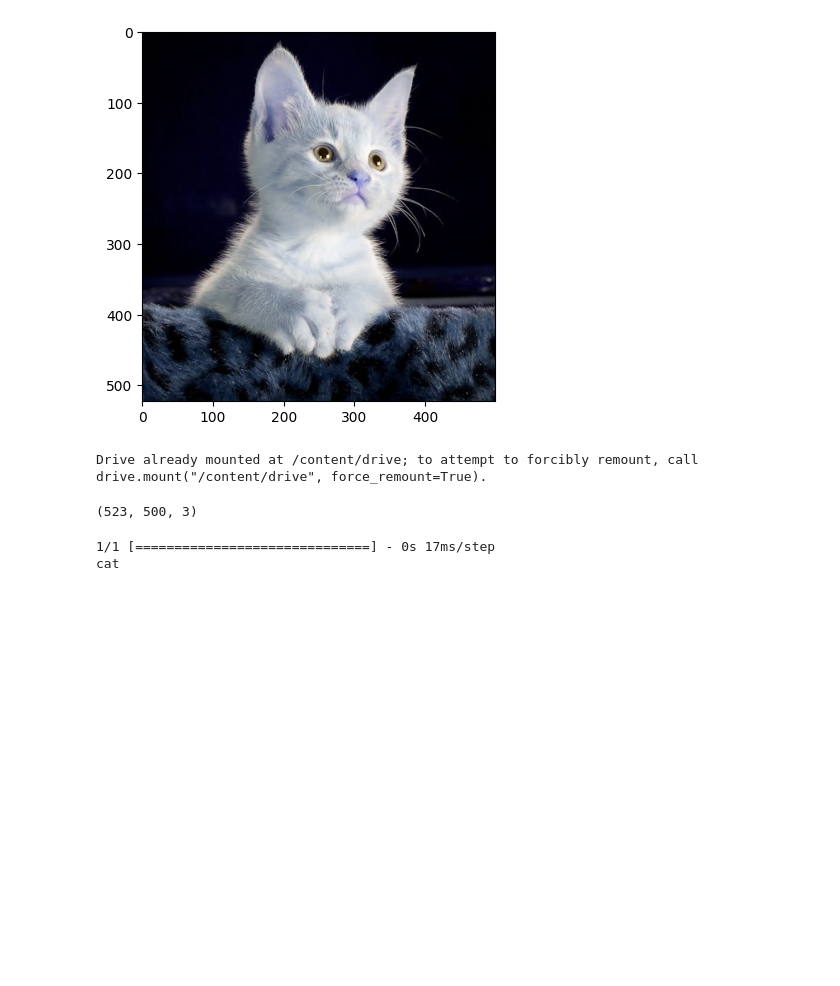
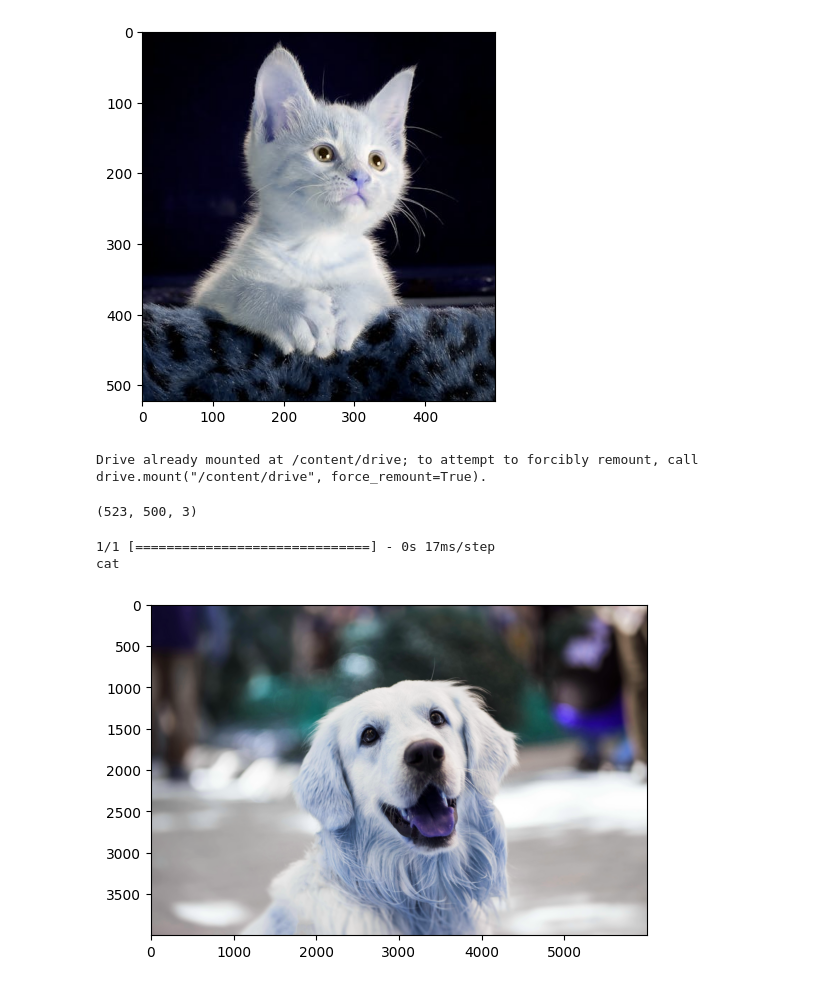
Before and after one commit to srimjam27/dog_vs_cat, a Jupyter notebook: cats_v_dogs_srijan's_notebook.ipynb, the cells around one changed output. Saved outputs shown, nothing was run; the diff lists cells and outputs as text; code cells hidden in the pictures; blank space fills up the shorter version.

```diff
--- a/cats_v_dogs_srijan's_notebook.ipynb
+++ b/cats_v_dogs_srijan's_notebook.ipynb
@@ -167,3 +167,10 @@ else:
 # %% [output]
 1/1 [==============================] - 0s 17ms/step
 cat
+# %%
+test_img2= cv2.imread('/content/dog.jpg')
+plt.imshow(test_img2)
+test_img2 = cv2.resize(test_img2,(256,256))
+test_input2 = test_img2.reshape((1,256,256,3))
+# %% [output]
+[figure, added]
```
Also changed, not shown: parts of 1 cell of this notebook.
